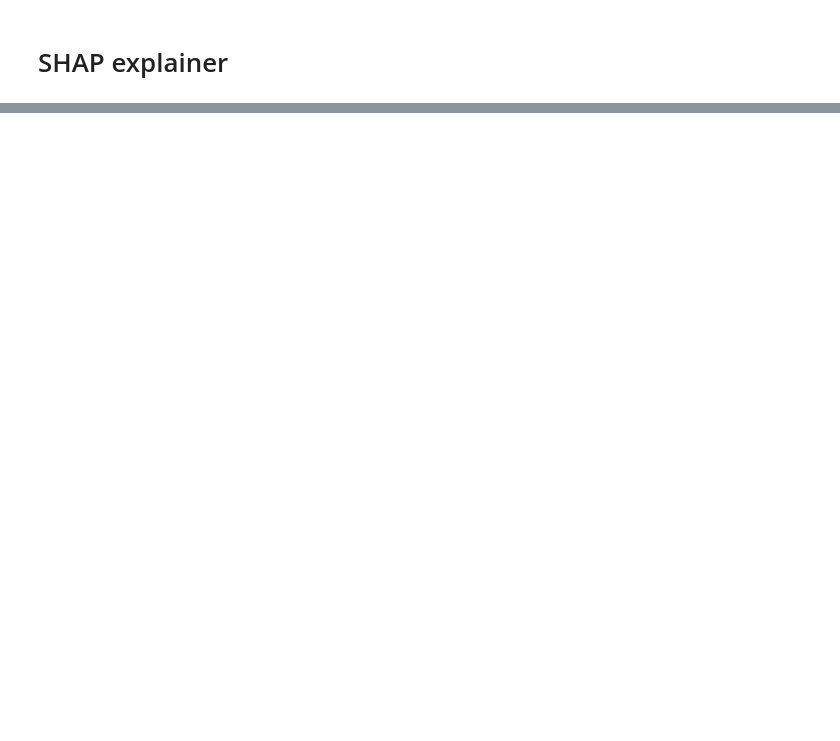
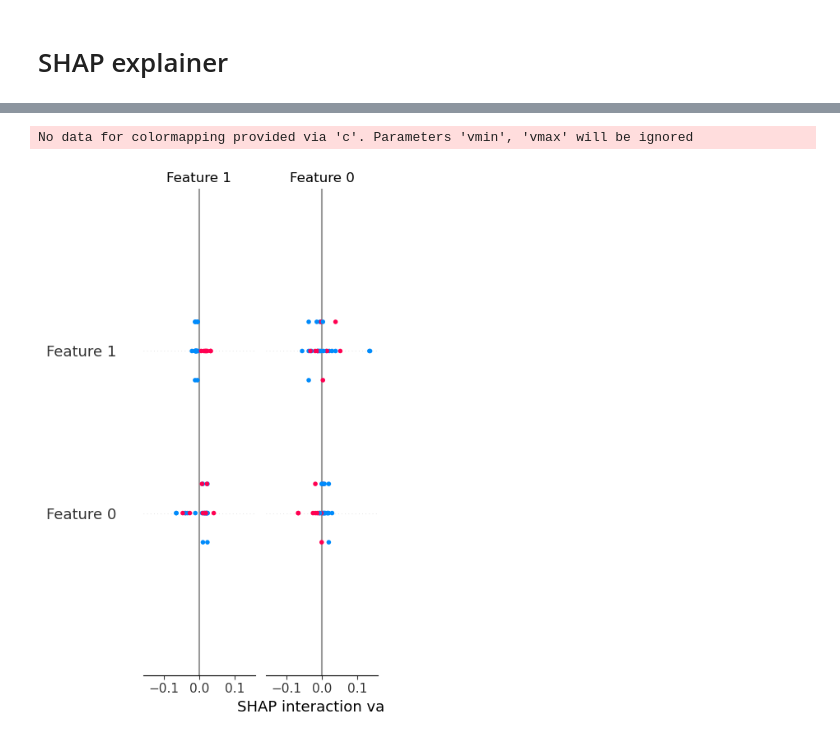
Before and after one commit to marioopv/SRules, a Jupyter notebook: notebooks/SRules/SRules_example.ipynb, the cells around one changed output, grey strips where cells are left out. Saved outputs shown, nothing was run; the diff lists cells and outputs as text; code cells hidden in the pictures; blank space fills up the shorter version.

```diff
--- a/notebooks/SRules/SRules_example.ipynb
+++ b/notebooks/SRules/SRules_example.ipynb
@@ -139,0 +244,5 @@ shap.summary_plot(shap_values, X_train, feature_names=dataset.feature_names, plo
+# %%
+shap.summary_plot(shap_values, plot_type='violin')
+# %% [output]
+No data for colormapping provided via 'c'. Parameters 'vmin', 'vmax' will be ignored
+[figure, added]
```
Also changed, not shown: parts of 13 cells of this notebook, 4 other files.
